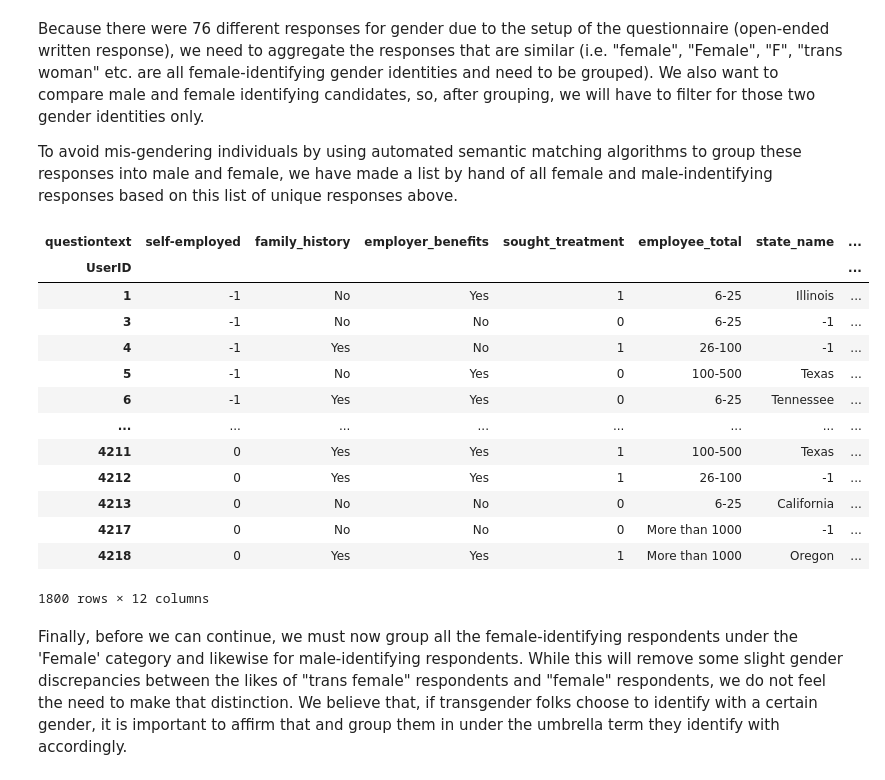
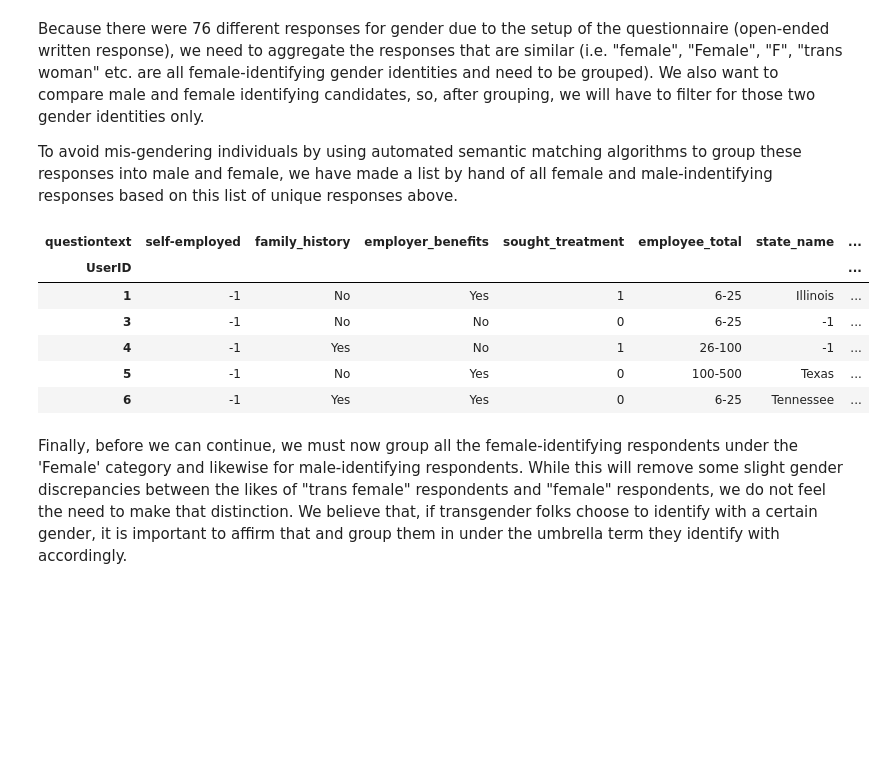
Before and after one commit to chloezandberg/cpsc368, a Jupyter notebook: cleaning-EDA.ipynb, the cells around one changed output. Saved outputs shown, nothing was run; the diff lists cells and outputs as text; code cells hidden in the pictures; blank space fills up the shorter version.

```diff
--- a/cleaning-EDA.ipynb
+++ b/cleaning-EDA.ipynb
@@ -206,22 +193,15 @@ female_ids = ['Female', 'Trans-female', 'Trans woman', 'Female (trans)', 'female
 male_ids = ['Male', 'MALE', 'Cishet male', 'Trans man']
 # %%
 qna = qna[qna['gender'].isin(female_ids + male_ids)]
-qna
+qna.head()
 # %% [output]
 | questiontext | self-employed | family_history | employer_benefits | sought_treatment | employee_total | state_name | ... |
 | UserID |  |  |  |  |  |  | ... |
 | 1 | -1 | No | Yes | 1 | 6-25 | Illinois | ... |
 | 3 | -1 | No | No | 0 | 6-25 | -1 | ... |
 | 4 | -1 | Yes | No | 1 | 26-100 | -1 | ... |
 | 5 | -1 | No | Yes | 0 | 100-500 | Texas | ... |
 | 6 | -1 | Yes | Yes | 0 | 6-25 | Tennessee | ... |
-| ... | ... | ... | ... | ... | ... | ... | ... |
-| 4211 | 0 | Yes | Yes | 1 | 100-500 | Texas | ... |
-| 4212 | 0 | Yes | Yes | 1 | 26-100 | -1 | ... |
-| 4213 | 0 | No | No | 0 | 6-25 | California | ... |
-| 4217 | 0 | No | No | 0 | More than 1000 | -1 | ... |
-| 4218 | 0 | Yes | Yes | 1 | More than 1000 | Oregon | ... |
-1800 rows × 12 columns
 # %% [markdown]
 Finally, before we can continue, we must now group all the female-identifying respondents under the 'Female' category and likewise for male-identifying respondents. While this will remove some slight gender discrepancies between the likes of "trans female" respondents and "female" respondents, we do not feel the need to make that distinction. We believe that, if transgender folks choose to identify with a certain gender, it is important to affirm that and group them in under the umbrella term they identify with accordingly.
 # %%
```
Also changed, not shown: parts of 8 cells of this notebook, 3 other files.
